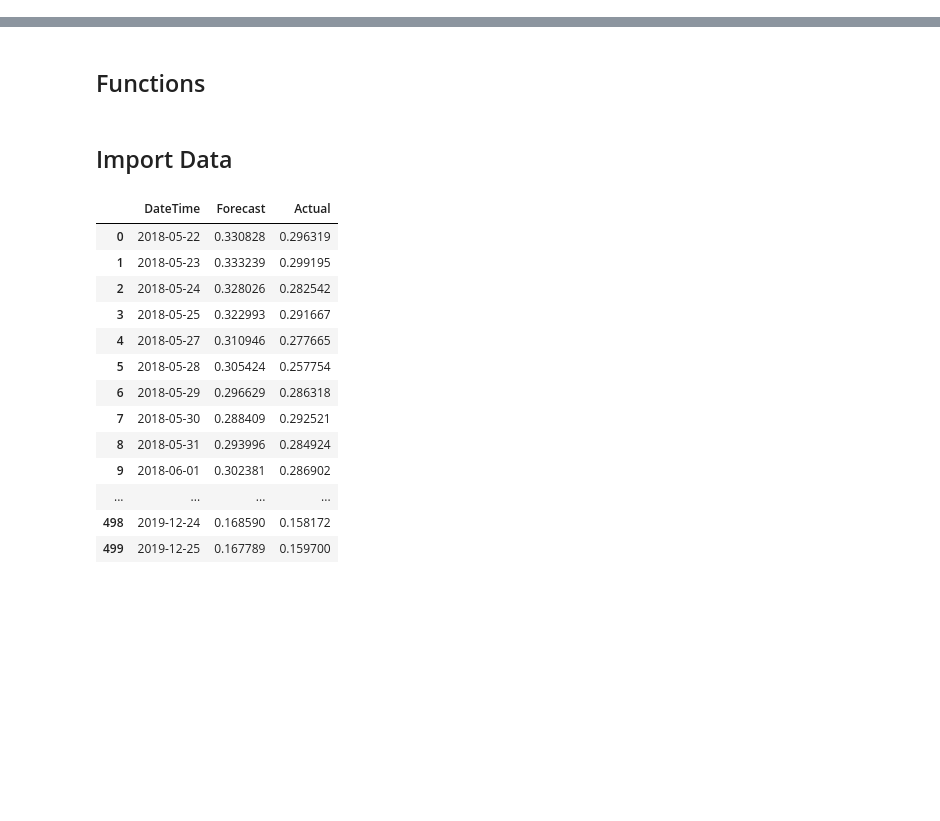
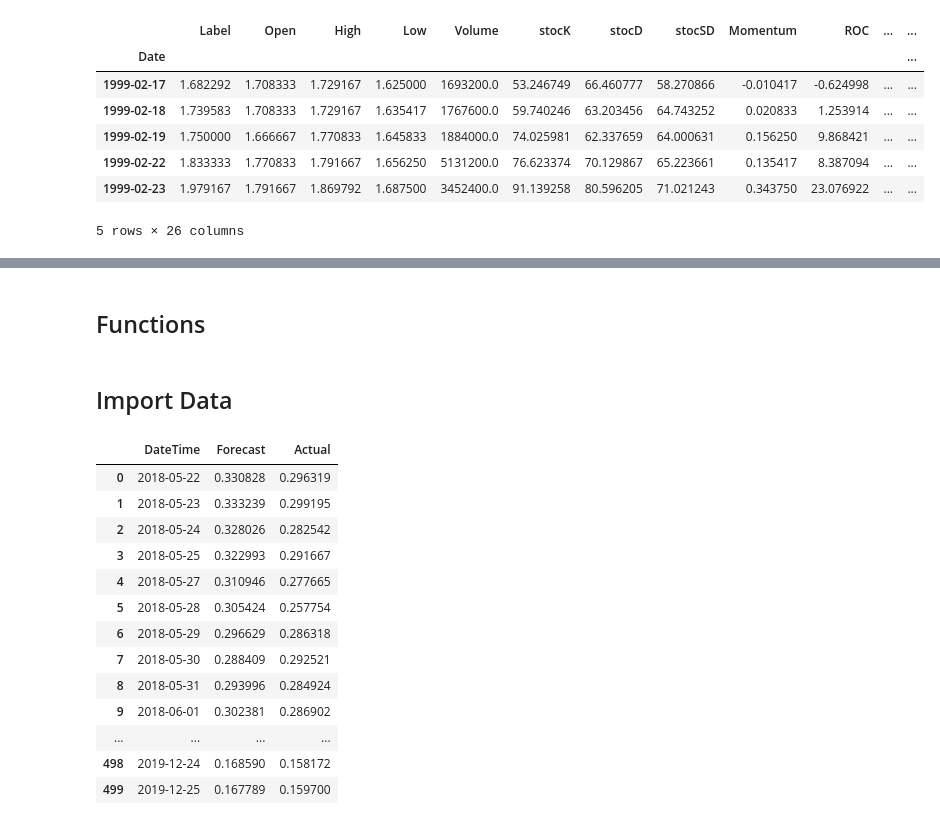
Before and after one commit to DSSaV/models-decision-system, a Jupyter notebook: Decisions.ipynb, the cells around one changed output, grey strips where cells are left out. Cells and saved outputs as stored; diff of their text form; code cells hidden in the pictures; blank space fills up the shorter version.

```diff
--- a/Decisions.ipynb
+++ b/Decisions.ipynb
@@ -18,3 +18,17 @@ import plotly.express as px
 import plotly.graph_objs as go
 from plotly.offline import download_plotlyjs, init_notebook_mode, plot, iplot
 init_notebook_mode(connected=True)
+# %%
+data = pd.read_csv("nvda.csv")
+data = data.set_index("Date")
+df = pd.read_csv("LSTM_results.csv")
+data.head()
+# %% [output]
+|  | Label | Open | High | Low | Volume | stocK | stocD | stocSD | Momentum | ROC | ... | ... |
+| Date |  |  |  |  |  |  |  |  |  |  |  | ... |
+| 1999-02-17 | 1.682292 | 1.708333 | 1.729167 | 1.625000 | 1693200.0 | 53.246749 | 66.460777 | 58.270866 | -0.010417 | -0.624998 | ... | ... |
+| 1999-02-18 | 1.739583 | 1.708333 | 1.729167 | 1.635417 | 1767600.0 | 59.740246 | 63.203456 | 64.743252 | 0.020833 | 1.253914 | ... | ... |
+| 1999-02-19 | 1.750000 | 1.666667 | 1.770833 | 1.645833 | 1884000.0 | 74.025981 | 62.337659 | 64.000631 | 0.156250 | 9.868421 | ... | ... |
+| 1999-02-22 | 1.833333 | 1.770833 | 1.791667 | 1.656250 | 5131200.0 | 76.623374 | 70.129867 | 65.223661 | 0.135417 | 8.387094 | ... | ... |
+| 1999-02-23 | 1.979167 | 1.791667 | 1.869792 | 1.687500 | 3452400.0 | 91.139258 | 80.596205 | 71.021243 | 0.343750 | 23.076922 | ... | ... |
+5 rows × 26 columns
```
Also changed, not shown: parts of 9 cells of this notebook, 1 other file.
